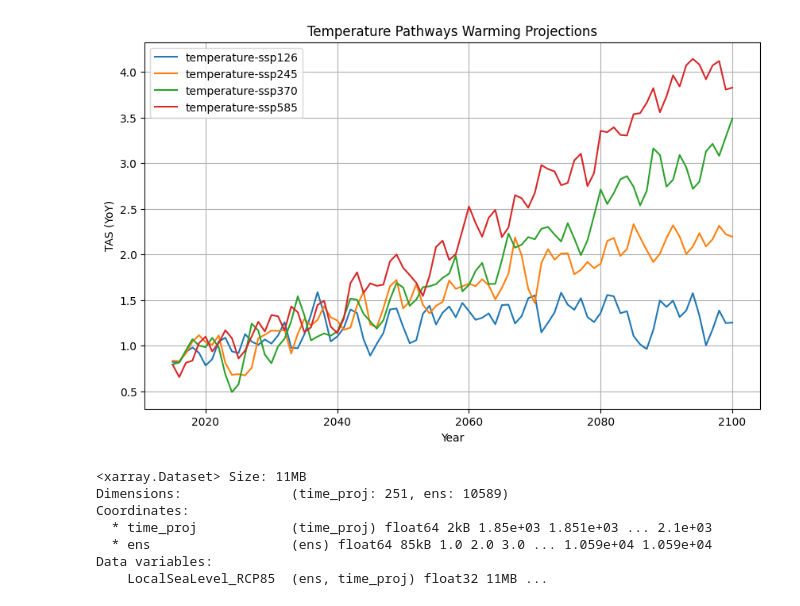
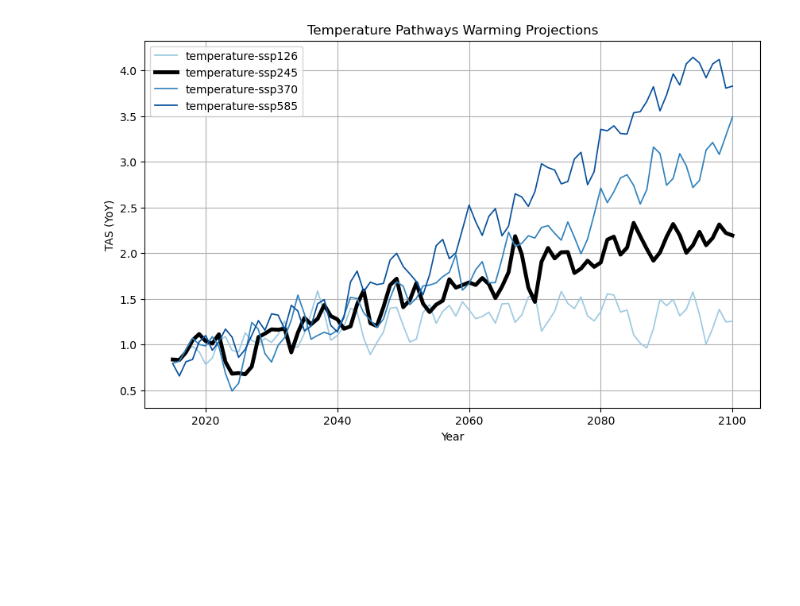
Before and after one commit to Nolancchu/DSC180B-B05-1-Capstone, a Jupyter notebook: sea_level_testing.ipynb, the cells around one changed output. Cells and saved outputs as stored; diff of their text form; code cells hidden in the pictures; blank space fills up the shorter version.

Commit message:
update TAS plot for better visibility

```diff
--- a/sea_level_testing.ipynb
+++ b/sea_level_testing.ipynb
@@ -50,21 +52,3 @@ temp_projections_df[['year', 'temperature-ssp126']].rename(columns={'temperature
 temp_projections_df[['year', 'temperature-ssp245']].rename(columns={'temperature-ssp126': 'temperature'}).to_csv('projections/ssp245_tas_projections.csv', index=False)
 temp_projections_df[['year', 'temperature-ssp370']].rename(columns={'temperature-ssp126': 'temperature'}).to_csv('projections/ssp370_tas_projections.csv', index=False)
 temp_projections_df[['year', 'temperature-ssp585']].rename(columns={'temperature-ssp126': 'temperature'}).to_csv('projections/ssp585_tas_projections.csv', index=False)
-# %%
-# Graph showing the different TAS deltas for the 4 projection pathways
-
-plt.figure(figsize=(10, 6))
-
-for col in temp_projections_df.columns:
-    if col != "year":
-        plt.plot(temp_projections_df["year"], temp_projections_df[col], label=col)
-
-plt.xlabel("Year")
-plt.ylabel("TAS (YoY)")
-plt.title("Temperature Pathways Warming Projections")
-plt.legend()
-plt.grid(True)
-
-plt.show()
-# %% [output]
-[figure, removed]
@@ -75,10 +55,39 @@ test_output = xr.open_dataset(
-# %%
-test_output
-# %% [output]
-<xarray.Dataset> Size: 11MB
-Dimensions:              (time_proj: 251, ens: 10589)
-Coordinates:
-  * time_proj            (time_proj) float64 2kB 1.85e+03 1.851e+03 ... 2.1e+03
-  * ens                  (ens) float64 85kB 1.0 2.0 3.0 ... 1.059e+04 1.059e+04
-Data variables:
-    LocalSeaLevel_RCP85  (ens, time_proj) float32 11MB ...
+# %%
+# Graph showing the different TAS deltas for the 4 projection pathways
+plt.figure(figsize=(10, 6))
+
+colors = {
+    "temperature-ssp126": "#9ecae1",
+    "temperature-ssp245": "black",
+    "temperature-ssp370": "#3182bd",
+    "temperature-ssp585": "#08519c"
+}
+
+for col in temp_projections_df.columns:
+    if col != "year":
+        if col == "temperature-ssp245":
+            plt.plot(
+                temp_projections_df["year"],
+                temp_projections_df[col],
+                label=col,
+                linewidth=3.5,
+                color=colors[col]
+            )
+        else:
+            plt.plot(
+                temp_projections_df["year"],
+                temp_projections_df[col],
+                label=col,
+                linewidth=1.25,
+                color=colors[col]
+            )
+
+plt.xlabel("Year")
+plt.ylabel("TAS (YoY)")
+plt.title("Temperature Pathways Warming Projections")
+plt.legend()
+plt.grid(True)
+
+plt.show()
+# %% [output]
+[figure, added]
```
Also changed, not shown: parts of 2 cells of this notebook.
